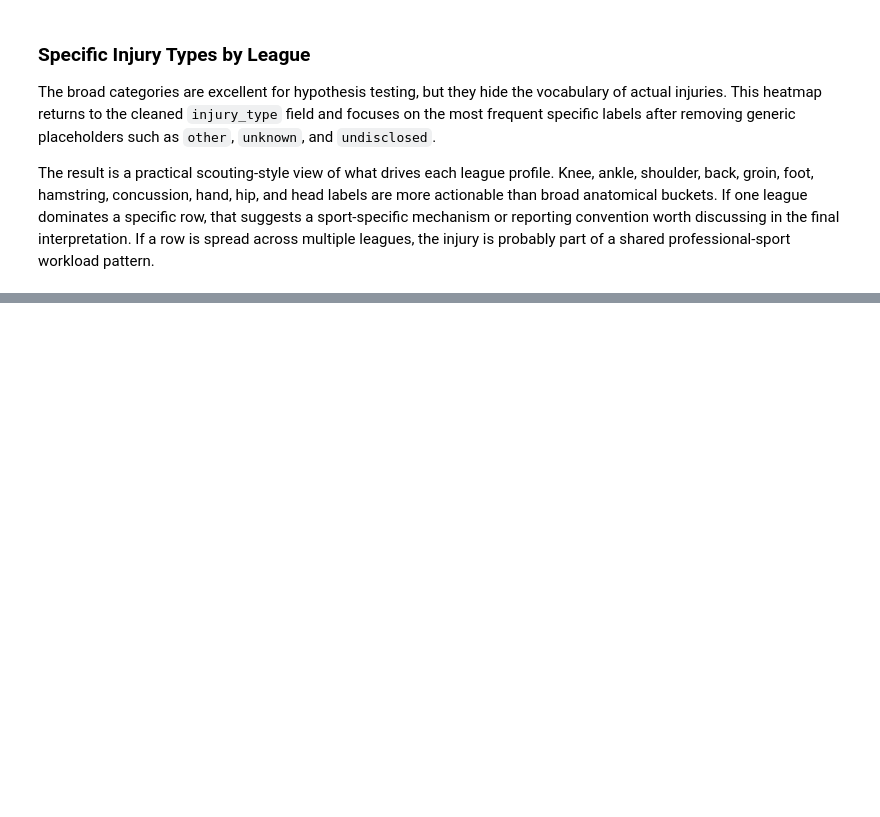
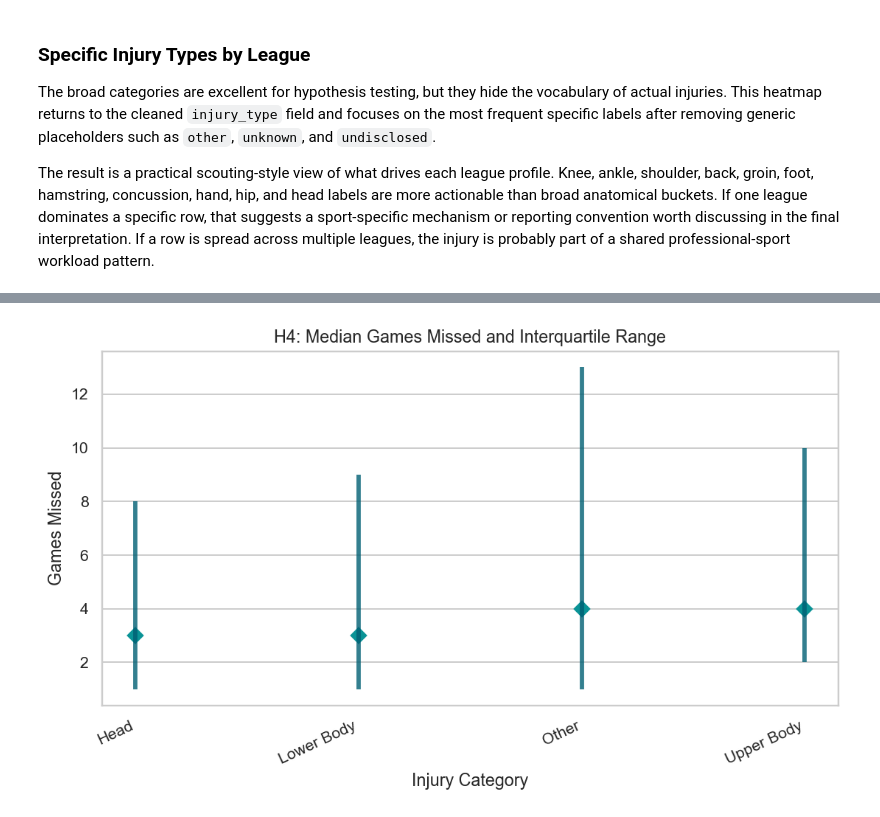
Before and after one commit to PlamenPlamenovStanchev/Data-Science-Final-s-Project, a Jupyter notebook: notebooks/02_analysis.ipynb, the cells around one changed output, grey strips where cells are left out. Cells and saved outputs as stored; diff of their text form; code cells hidden in the pictures; blank space fills up the shorter version.

```diff
--- a/notebooks/02_analysis.ipynb
+++ b/notebooks/02_analysis.ipynb
@@ -519,0 +634,12 @@ p-value: 6.931563258773475e-42
+# %%
+h4_df = true_injury_df[true_injury_df["games_missed"].notna()].copy()
+h4_summary = h4_df.groupby("injury_category")["games_missed"].agg(
+    records="count",
+    median="median",
+    mean="mean",
+    q1=lambda s: s.quantile(0.25),
+    q3=lambda s: s.quantile(0.75)
+).sort_values("median")
+
+print("Severity summary by category:")
+display(h4_summary)
@@ -519,0 +703,26 @@ p-value: 6.931563258773475e-42
+# %%
+plt.figure(figsize=(8, 4.8))
+sns.pointplot(
+    data=h4_summary.reset_index(),
+    x="injury_category",
+    y="median",
+    linestyle="none",
+    color="#0a9396",
+    markers="D"
+)
+plt.vlines(
+    x=np.arange(len(h4_summary)),
+    ymin=h4_summary["q1"],
+    ymax=h4_summary["q3"],
+    color="#005f73",
+    linewidth=3,
+    alpha=0.8
+)
+plt.title("H4: Median Games Missed and Interquartile Range")
+plt.xlabel("Injury Category")
+plt.ylabel("Games Missed")
+plt.xticks(rotation=25, ha="right")
+plt.tight_layout()
+plt.show()
+# %% [output]
+[figure, added]
```
Also changed, not shown: parts of 48 cells of this notebook, 1 other file.
